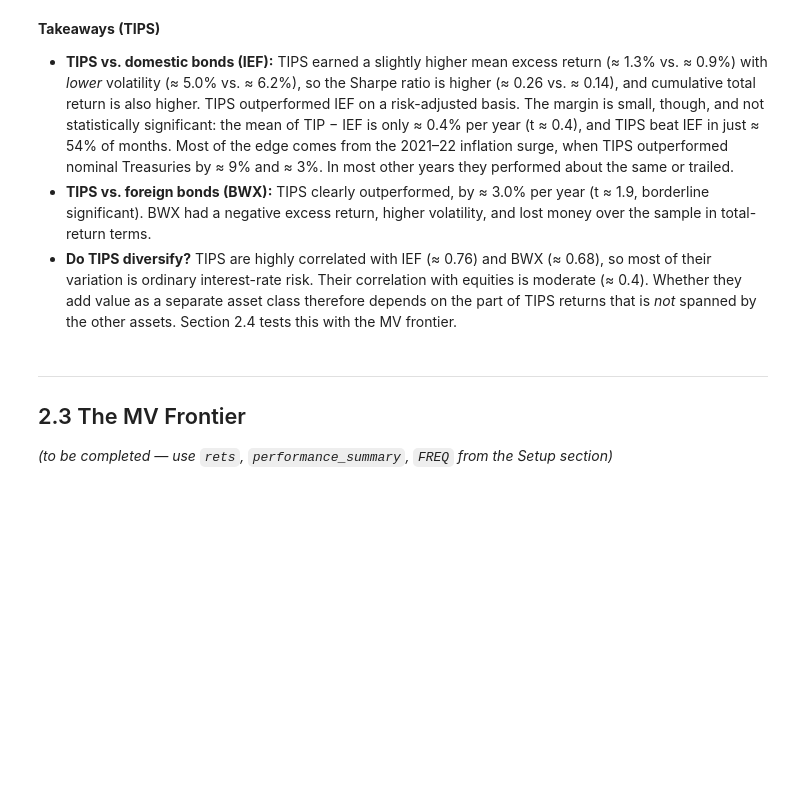
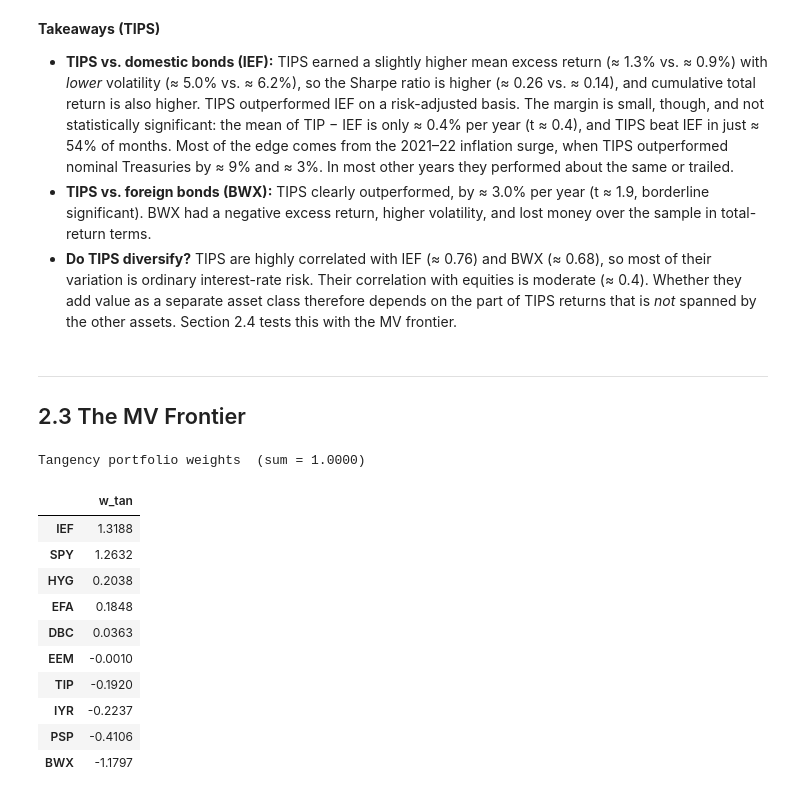
Before and after one commit to Brendon-Wang/harvard-endowment, a Jupyter notebook: harvard_endowment.ipynb, the cells around one changed output. Saved outputs shown, nothing was run; the diff lists cells and outputs as text; code cells hidden in the pictures; blank space fills up the shorter version.

```diff
--- a/harvard_endowment.ipynb
+++ b/harvard_endowment.ipynb
@@ -210,5 +212,34 @@ plt.show()
 # %% [markdown]
 ---
 ## 2.3 The MV Frontier
-
-*(to be completed — use `rets`, `performance_summary`, `FREQ` from the Setup section)*
+# %%
+# ── 3. The Tangency Portfolio ─────────────────────────────────────────────────
+
+# Sample moments (annualised)
+mu    = rets.mean() * FREQ                    # E[r] vector (annualised)
+Sigma = rets.cov()  * FREQ                    # Cov matrix  (annualised)
+
+# Tangency weights: w^tan ∝ Σ⁻¹ μ  (long/short, unconstrained)
+Sigma_inv  = np.linalg.inv(Sigma.values)
+raw        = Sigma_inv @ mu.values            # unnormalised
+w_tan      = raw / raw.sum()                  # weights sum to 1
+
+w_tan_s = pd.Series(w_tan, index=rets.columns, name='w_tan')
+
+print('Tangency portfolio weights  (sum =', f'{w_tan_s.sum():.4f})')
+w_tan_s.sort_values(ascending=False).to_frame().style \
+    .format('{:.4f}') \
+    .background_gradient(cmap='RdYlGn')
+# %% [output]
+Tangency portfolio weights  (sum = 1.0000)
+|  | w_tan |
+| IEF | 1.3188 |
+| SPY | 1.2632 |
+| HYG | 0.2038 |
+| EFA | 0.1848 |
+| DBC | 0.0363 |
+| EEM | -0.0010 |
+| TIP | -0.1920 |
+| IYR | -0.2237 |
+| PSP | -0.4106 |
+| BWX | -1.1797 |
```
Also changed, not shown: parts of 13 cells of this notebook.
